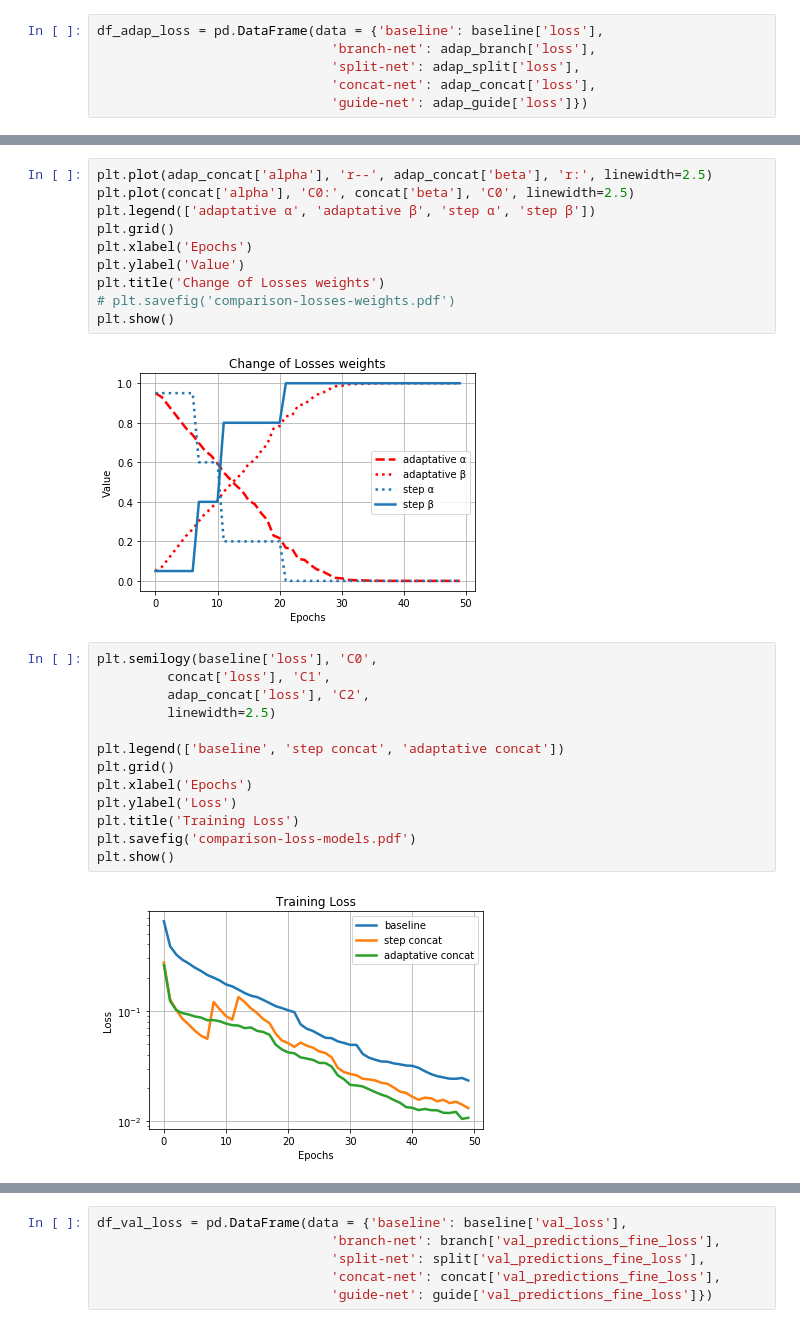
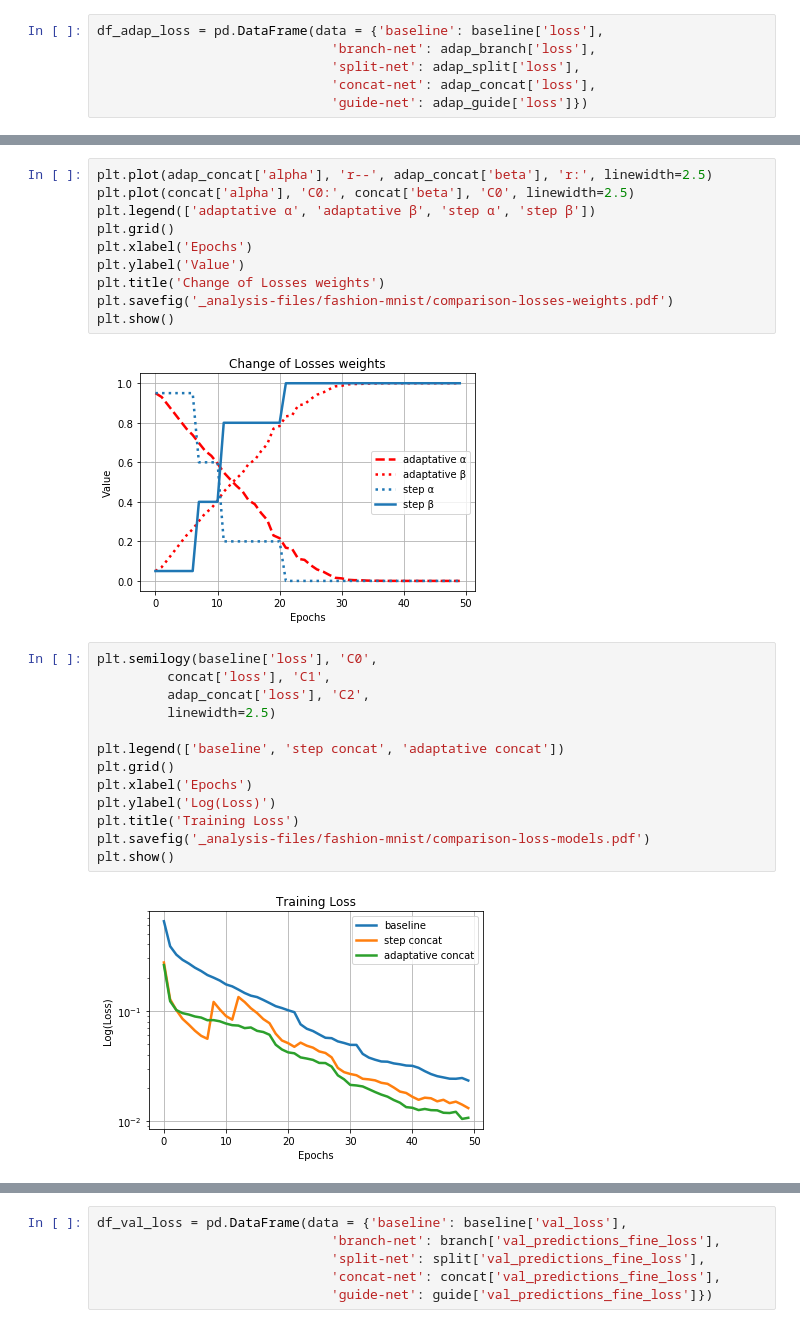
Before and after one commit to inoueMashuu/coarse-to-fine-convnets, a Jupyter notebook: fashion-mnist-training-analysis.ipynb, the cells around one changed output, grey strips where cells are left out. Drawn from its saved outputs; the diff is of its cells as text.

```diff
--- a/fashion-mnist-training-analysis.ipynb
+++ b/fashion-mnist-training-analysis.ipynb
@@ -71,22 +71,22 @@ plt.grid()
 plt.xlabel('Epochs')
 plt.ylabel('Value')
 plt.title('Change of Losses weights')
-# plt.savefig('comparison-losses-weights.pdf')
+plt.savefig('_analysis-files/fashion-mnist/comparison-losses-weights.pdf')
 plt.show()
 # %% [output]
 [figure]
 # %%
 plt.semilogy(baseline['loss'], 'C0',
          concat['loss'], 'C1',
          adap_concat['loss'], 'C2',
          linewidth=2.5)
 
 plt.legend(['baseline', 'step concat', 'adaptative concat'])
 plt.grid()
 plt.xlabel('Epochs')
-plt.ylabel('Loss')
+plt.ylabel('Log(Loss)')
 plt.title('Training Loss')
-plt.savefig('comparison-loss-models.pdf')
+plt.savefig('_analysis-files/fashion-mnist/comparison-loss-models.pdf')
 plt.show()
 # %% [output]
-[figure, old version]
+[figure, new version]
```
Also changed, not shown: parts of 8 cells of this notebook, 48 other files.
